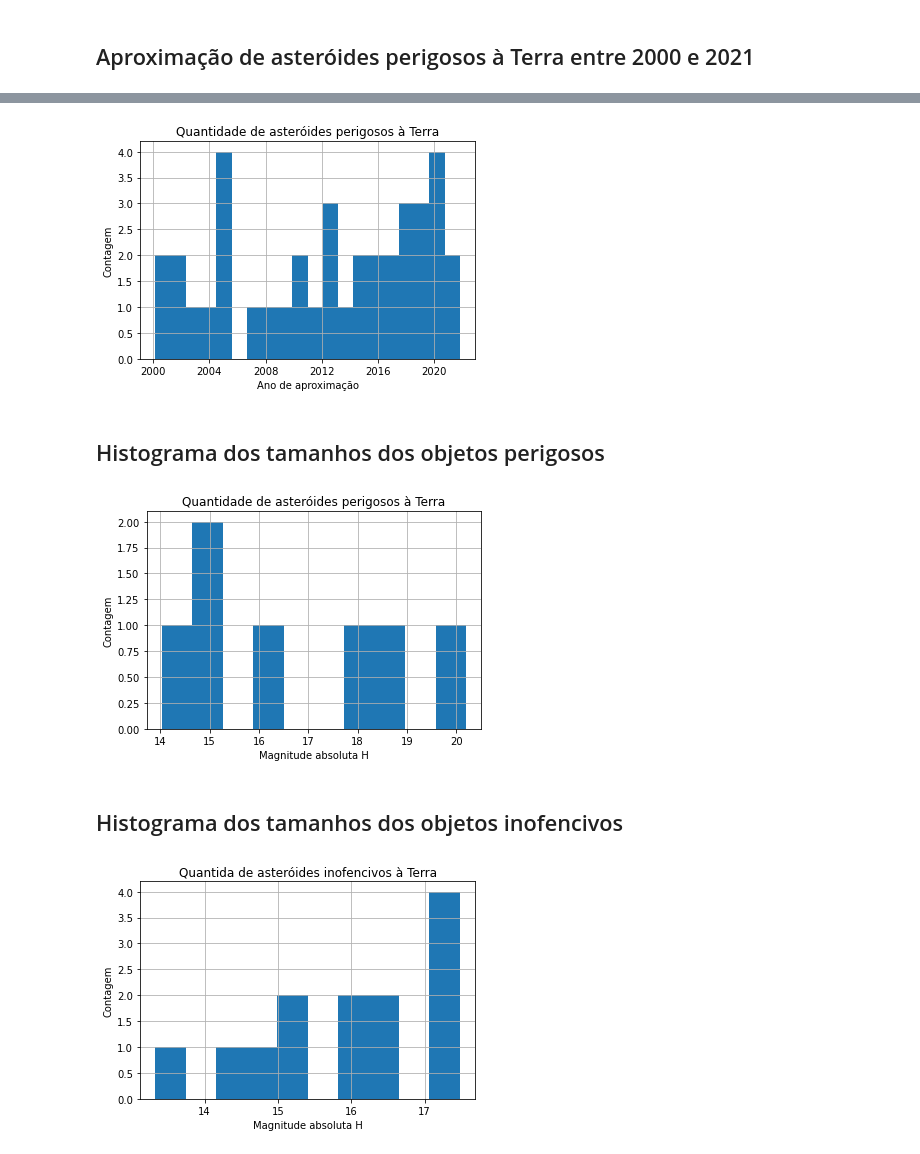
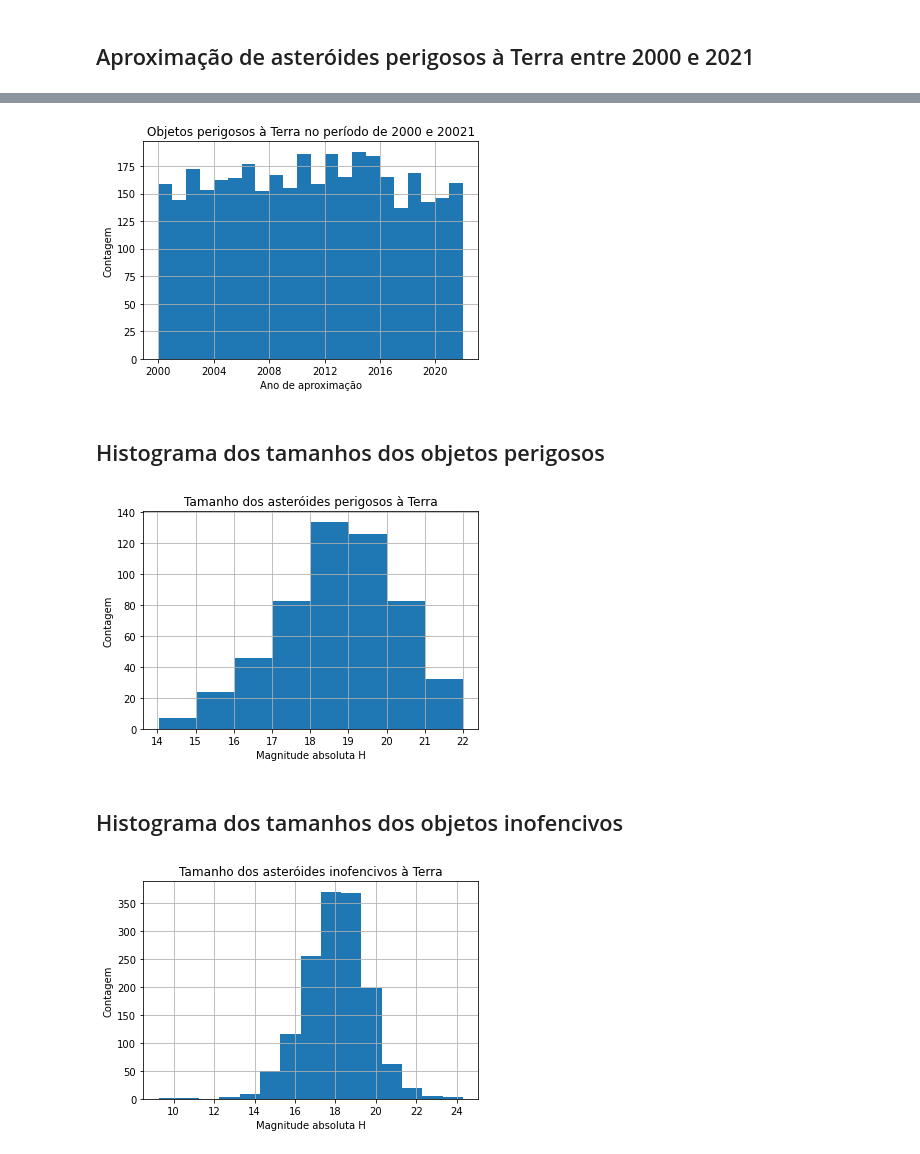
Before and after one commit to gus-phys/AI2-resources, a Jupyter notebook: 03-introducao-a-estatistica/aula1/NeoWs/NeoWs-dangerous-objects.ipynb, the cells around one changed output, grey strips where cells are left out. Saved outputs shown, nothing was run; the diff lists cells and outputs as text; code cells hidden in the pictures.

```diff
--- a/03-introducao-a-estatistica/aula1/NeoWs/NeoWs-dangerous-objects.ipynb
+++ b/03-introducao-a-estatistica/aula1/NeoWs/NeoWs-dangerous-objects.ipynb
@@ -9,10 +10,9 @@ import requests
 # %% [markdown]
 ## NeoWs (Near Earth Object Web Service)
 # %%
-#api_key = "ro8Gqgfrc7R7dpb7JkZhHamQobkjrC7zXdP9ZML8"
-#num_paginas = 3
-#data = {}
-#for n in range(num_paginas):
-#    resp = requests.get(f'https://api.nasa.gov/neo/rest/v1/neo/browse?page={n}&api_key={api_key}')
-#    json = resp.json()
-#    data[n] = json
+api_key = "ro8Gqgfrc7R7dpb7JkZhHamQobkjrC7zXdP9ZML8"
+num_paginas = 100
+raw_data = []
+for page in range(num_paginas - 1):
+    resp = requests.get(f'https://api.nasa.gov/neo/rest/v1/neo/browse?page={page}&api_key={api_key}')
+    raw_data.append(json.loads(resp.text))
@@ -122,0 +26,3 @@ ext_df.describe(include='all')
+# %%
+simp_df = pd.json_normalize(data=raw_data, record_path=['near_earth_objects']).loc[:,int_cols]
+simp_df.head()
@@ -215,29 +191,29 @@ obj_period.head()
 # %%
 dang_obj_period = obj_period.loc[obj_period['is_potentially_hazardous_asteroid']==True]
-dang_obj_period['close_approach_date'].hist(bins=20)
-plt.title('Quantidade de asteróides perigosos à Terra')
+dang_obj_period['close_approach_date'].hist(bins=22)
+plt.title('Objetos perigosos à Terra no período de 2000 e 20021')
 plt.xlabel('Ano de aproximação')
 plt.ylabel('Contagem')
 plt.show()
 # %% [output]
-[figure, old version]
+[figure, new version]
 # %% [markdown]
 ## Histograma dos tamanhos dos objetos perigosos
 # %%
-dang_obj['absolute_magnitude_h'].hist(bins=10)
-plt.title('Quantidade de asteróides perigosos à Terra')
+dang_obj['absolute_magnitude_h'].hist(bins=8)
+plt.title('Tamanho dos asteróides perigosos à Terra')
 plt.xlabel('Magnitude absoluta H')
 plt.ylabel('Contagem')
 plt.show()
 # %% [output]
-[figure, old version]
+[figure, new version]
 # %% [markdown]
 ## Histograma dos tamanhos dos objetos inofencivos
 # %%
-simp_df.loc[-simp_df['id'].isin(dang_obj_id)]['absolute_magnitude_h'].hist(bins=10)
-plt.title('Quantida de asteróides inofencivos à Terra')
+simp_df.loc[-simp_df['id'].isin(dang_obj_id)]['absolute_magnitude_h'].hist(bins=15)
+plt.title('Tamanho dos asteróides inofencivos à Terra')
 plt.xlabel('Magnitude absoluta H')
 plt.ylabel('Contagem')
 plt.show()
 # %% [output]
-[figure, old version]
+[figure, new version]
```
Also changed, not shown: parts of 36 cells of this notebook, 1 other file.
